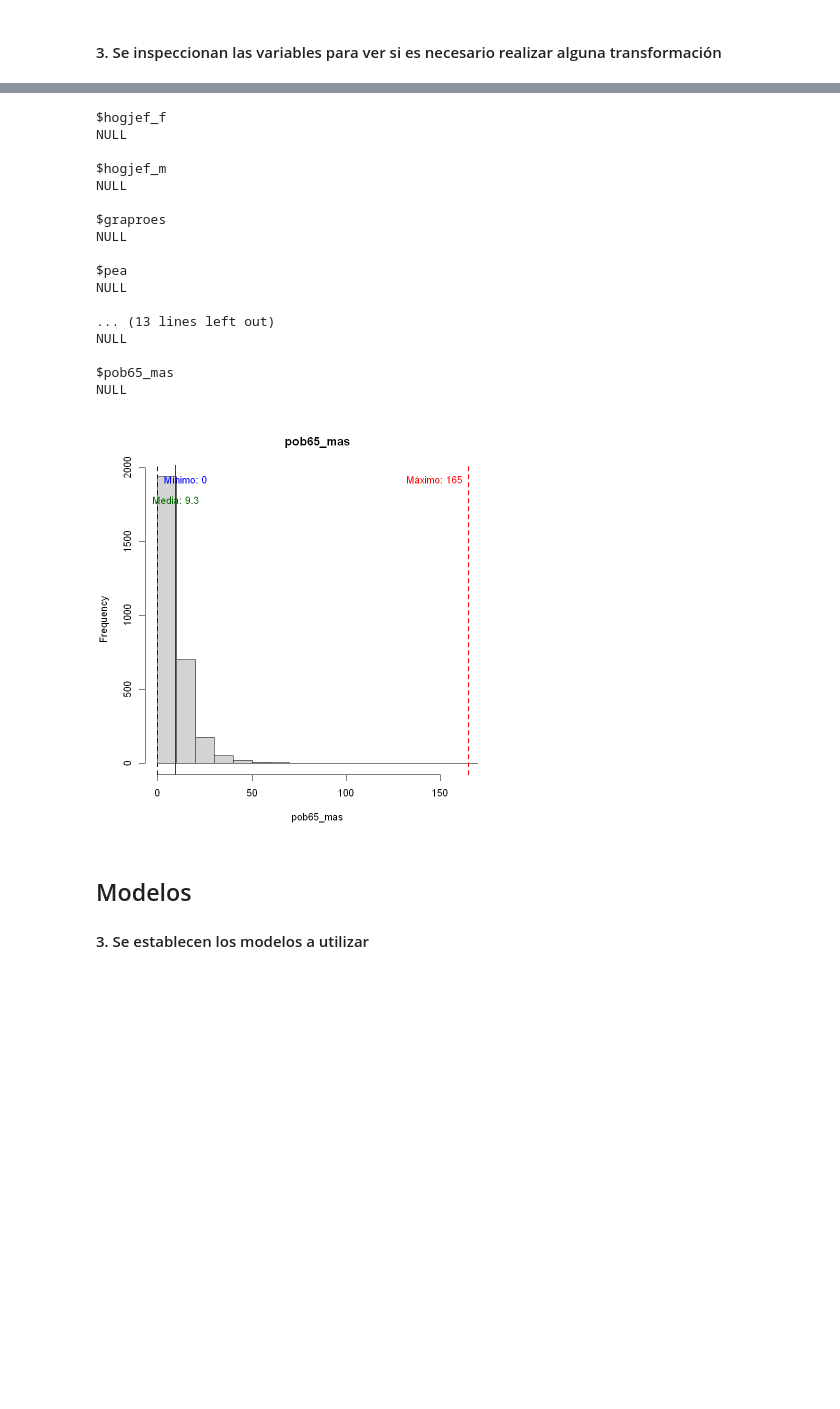
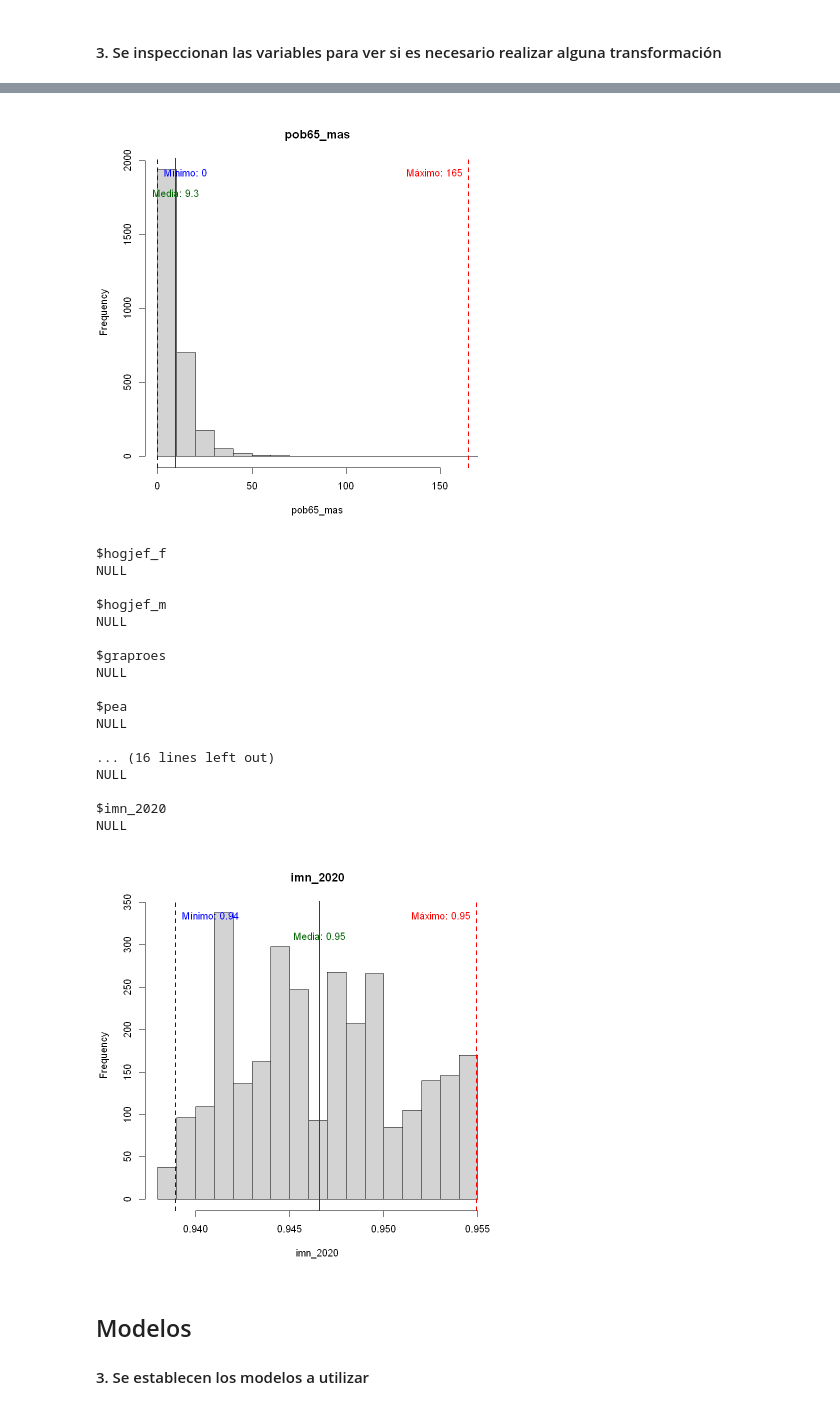
Before and after one commit to claudiodanielpc/proyecto_simi, a Jupyter notebook: scripts/propensity_score.ipynb, the cells around one changed output, grey strips where cells are left out. Drawn from its saved outputs; the diff is of its cells as text; code cells hidden in the pictures; blank space fills up the shorter version.

```diff
--- a/scripts/propensity_score.ipynb
+++ b/scripts/propensity_score.ipynb
@@ -147,7 +248,7 @@ A data.frame: 10 × 40
 
 # Inspección de variables
 datos_colonias %>%
-  select(hogjef_f, hogjef_m, graproes, pea, pe_inac, pocupada, pdesocup, pob0_14, pob15_64, pob65_mas) %>%
+  select(hogjef_f, hogjef_m, graproes, pea, pe_inac, pocupada, pdesocup, pob0_14, pob15_64, pob65_mas,imn_2020) %>%
   map2(names(.), ~{
     # Calcular máximos, mínimos y medias
     min_val <- min(.x, na.rm = TRUE)
@@ -165,36 +266,37 @@ datos_colonias %>%
     # Etiquetas
     text(min_val, par("usr")[4] * 0.95, labels = paste("Mínimo:", round(min_val, 2)), col = "blue", pos = 4)
     text(max_val, par("usr")[4] * 0.95, labels = paste("Máximo:", round(max_val, 2)), col = "red", pos = 2)
     text(mean_val, par("usr")[4] * 0.85, labels = paste("Media:", round(mean_val, 2)), col = "darkgreen", pos = 3)
   })
 # %% [output]
 [figure]
 [figure]
 [figure]
 [figure]
 [figure]
 [figure]
 [figure]
 [figure]
 [figure]
+[figure]
 $hogjef_f
 NULL
 
 $hogjef_m
 NULL
 
 $graproes
 NULL
 
 $pea
 NULL
 
-... (13 lines left out)
+... (16 lines left out)
 NULL
 
-$pob65_mas
+$imn_2020
 NULL
-[figure]
+[figure, added]
 # %% [markdown]
 ## Modelos
 #### 3. Se establecen los modelos a utilizar
```
Also changed, not shown: parts of 15 cells of this notebook.
